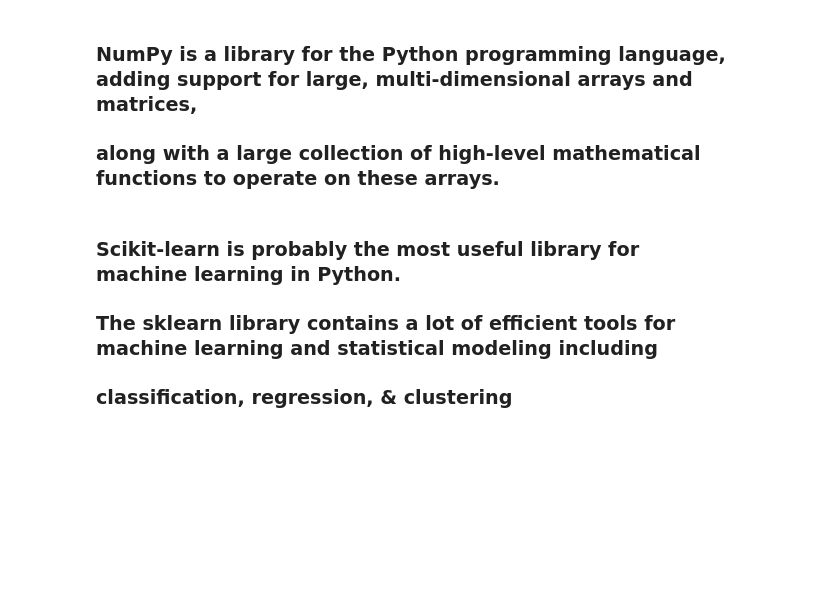
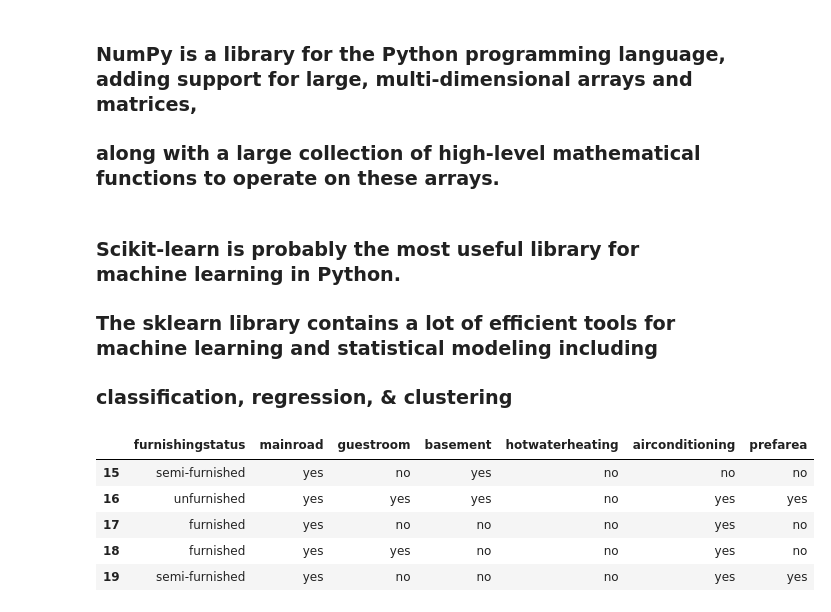
Before and after one commit to mhs10031990/INS_CLAIMS_RESERVE_Repo, a Jupyter notebook: Demo_Notebook.ipynb, the cells around one changed output. Drawn from its saved outputs; the diff is of its cells as text; code cells hidden in the pictures; blank space fills up the shorter version.

```diff
--- a/Demo_Notebook.ipynb
+++ b/Demo_Notebook.ipynb
@@ -271,3 +281,14 @@ from sklearn.model_selection import train_test_split
 from sklearn.preprocessing import MinMaxScaler, StandardScaler
 from sklearn.ensemble import GradientBoostingRegressor, RandomForestRegressor
 from sklearn.linear_model import Lasso, Ridge
+# %%
+data = df.copy()
+# %%
+data[['furnishingstatus','mainroad', 'guestroom', 'basement', 'hotwaterheating', 'airconditioning', 'prefarea']].head()
+# %% [output]
+|  | furnishingstatus | mainroad | guestroom | basement | hotwaterheating | airconditioning | prefarea |
+| 15 | semi-furnished | yes | no | yes | no | no | no |
+| 16 | unfurnished | yes | yes | yes | no | yes | yes |
+| 17 | furnished | yes | no | no | no | yes | no |
+| 18 | furnished | yes | yes | no | no | yes | no |
+| 19 | semi-furnished | yes | no | no | no | yes | yes |
```
Also changed, not shown: parts of 6 cells of this notebook.
